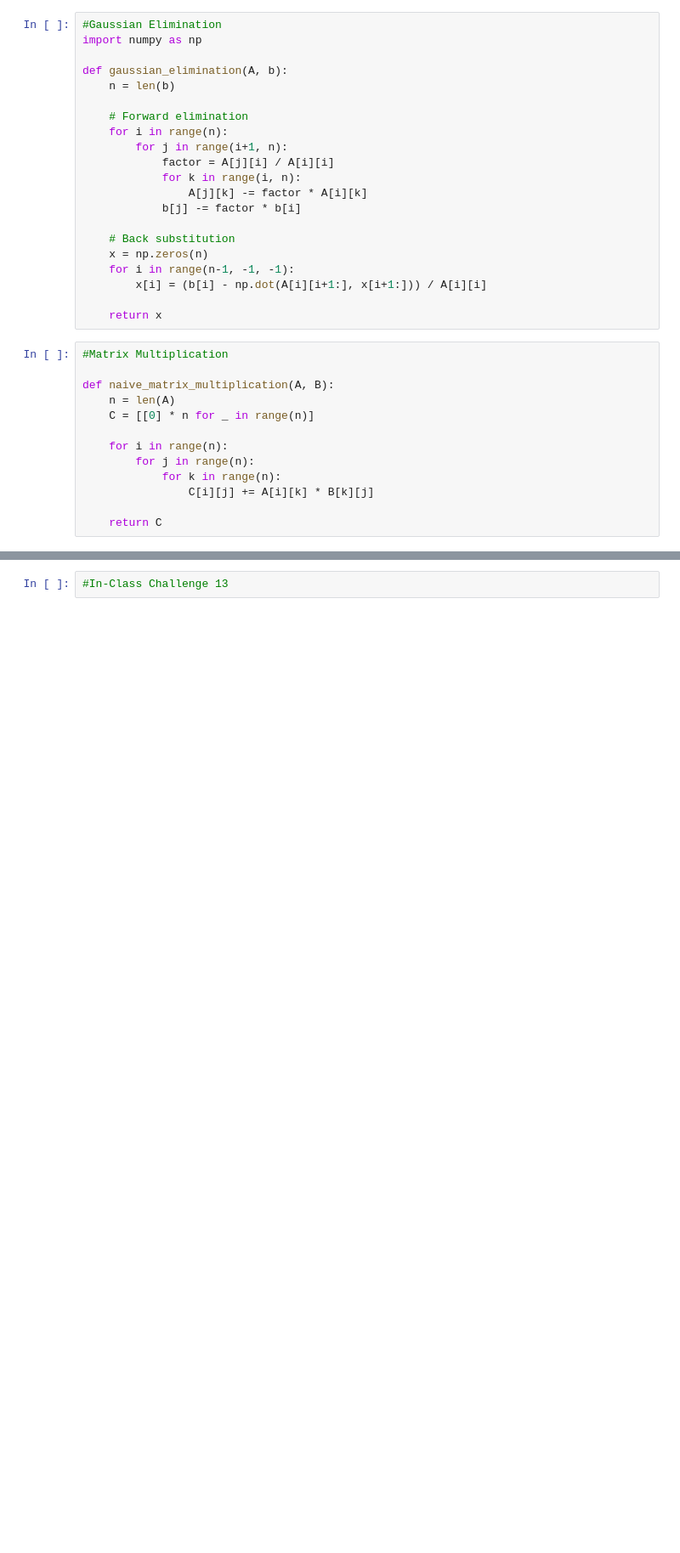
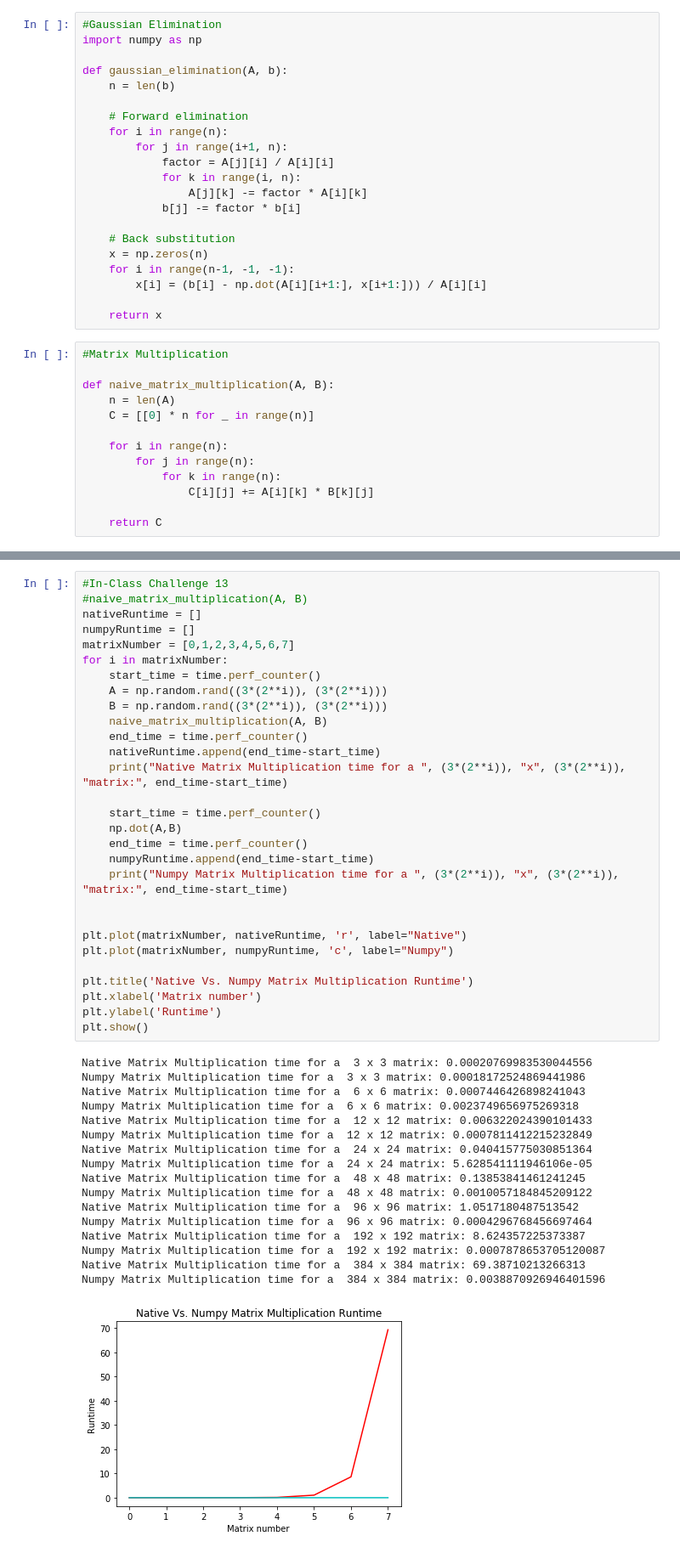
Before and after one commit to Ari648/coe311k, a Jupyter notebook: classwork/agg3687-CH13.ipynb, the cells around one changed output, grey strips where cells are left out. Shown at 85% size. Saved outputs shown, nothing was run; the diff lists cells and outputs as text; blank space fills up the shorter version.

```diff
--- a/classwork/agg3687-CH13.ipynb
+++ b/classwork/agg3687-CH13.ipynb
@@ -102,5 +103,50 @@ plt.legend()
 plt.show()
 # %% [output]
 [figure]
-# %%
-#In-Class Challenge 13
+# %%
+#In-Class Challenge 13
+#naive_matrix_multiplication(A, B)
+nativeRuntime = []
+numpyRuntime = []
+matrixNumber = [0,1,2,3,4,5,6,7]
+for i in matrixNumber:
+    start_time = time.perf_counter()
+    A = np.random.rand((3*(2**i)), (3*(2**i)))
+    B = np.random.rand((3*(2**i)), (3*(2**i)))
+    naive_matrix_multiplication(A, B)
+    end_time = time.perf_counter()
+    nativeRuntime.append(end_time-start_time)
+    print("Native Matrix Multiplication time for a ", (3*(2**i)), "x", (3*(2**i)), "matrix:", end_time-start_time)
+
+    start_time = time.perf_counter()
+    np.dot(A,B)
+    end_time = time.perf_counter()
+    numpyRuntime.append(end_time-start_time)
+    print("Numpy Matrix Multiplication time for a ", (3*(2**i)), "x", (3*(2**i)), "matrix:", end_time-start_time)
+
+
+plt.plot(matrixNumber, nativeRuntime, 'r', label="Native")
+plt.plot(matrixNumber, numpyRuntime, 'c', label="Numpy")
+
+plt.title('Native Vs. Numpy Matrix Multiplication Runtime')
+plt.xlabel('Matrix number')
+plt.ylabel('Runtime')
+plt.show()
+# %% [output]
+Native Matrix Multiplication time for a  3 x 3 matrix: 0.00020769983530044556
+Numpy Matrix Multiplication time for a  3 x 3 matrix: 0.00018172524869441986
+Native Matrix Multiplication time for a  6 x 6 matrix: 0.0007446426898241043
+Numpy Matrix Multiplication time for a  6 x 6 matrix: 0.0023749656975269318
+Native Matrix Multiplication time for a  12 x 12 matrix: 0.006322024390101433
+Numpy Matrix Multiplication time for a  12 x 12 matrix: 0.0007811412215232849
+Native Matrix Multiplication time for a  24 x 24 matrix: 0.040415775030851364
+Numpy Matrix Multiplication time for a  24 x 24 matrix: 5.628541111946106e-05
+Native Matrix Multiplication time for a  48 x 48 matrix: 0.13853841461241245
+Numpy Matrix Multiplication time for a  48 x 48 matrix: 0.0010057184845209122
+Native Matrix Multiplication time for a  96 x 96 matrix: 1.0517180487513542
+Numpy Matrix Multiplication time for a  96 x 96 matrix: 0.0004296768456697464
+Native Matrix Multiplication time for a  192 x 192 matrix: 8.624357225373387
+Numpy Matrix Multiplication time for a  192 x 192 matrix: 0.0007878653705120087
+Native Matrix Multiplication time for a  384 x 384 matrix: 69.38710213266313
+Numpy Matrix Multiplication time for a  384 x 384 matrix: 0.0038870926946401596
+[figure, added]
```
Also changed, not shown: parts of 2 cells of this notebook, 2 other files.
